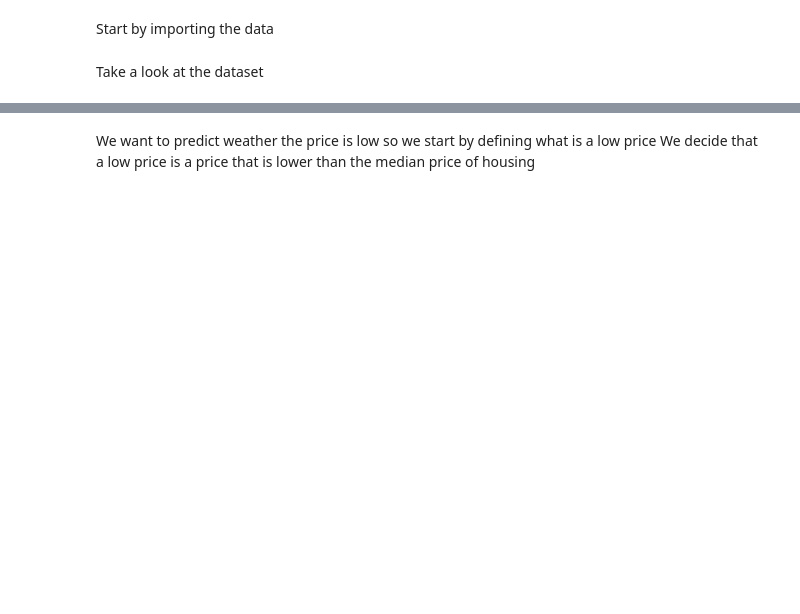
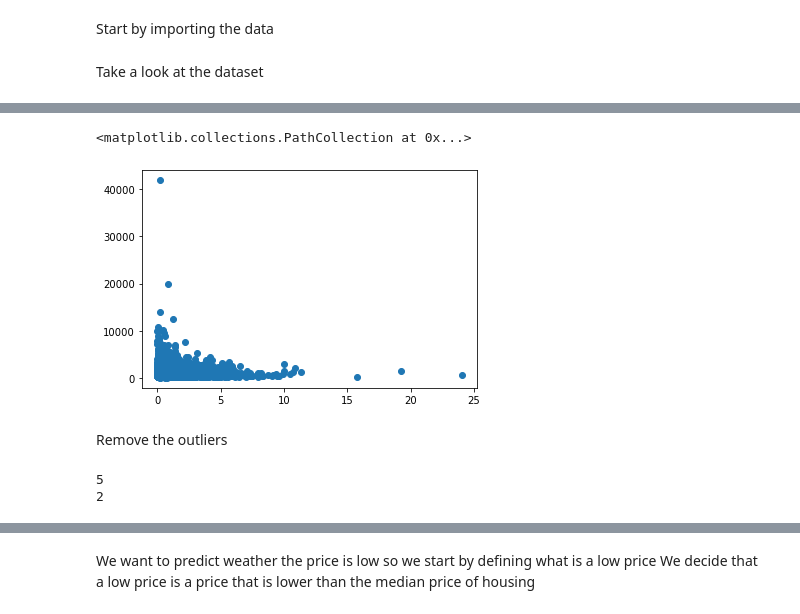
Before and after one commit to AndroCrunch/BusinessAnalytics13, a Jupyter notebook: Jupiter_project.ipynb, the cells around one changed output, grey strips where cells are left out. Saved outputs shown, nothing was run; the diff lists cells and outputs as text; code cells hidden in the pictures; blank space fills up the shorter version.

```diff
--- a/Jupiter_project.ipynb
+++ b/Jupiter_project.ipynb
@@ -30,0 +72,19 @@ dataset.head()
+# %%
+#plot reviews aghainst the price
+plt.scatter(dataset['reviews_per_month'], dataset['price'])
+# %% [output]
+<matplotlib.collections.PathCollection at 0x...>
+[figure, added]
+# %% [markdown]
+Remove the outliers
+# %%
+#check how many values are larger than 20000 and less than 100
+print(len(dataset[dataset['price'] > 15000]))
+print(len(dataset[dataset['price'] < 150]))
+#removie outliers
+#remove data with price > 20000 and price < 100
+#dataset = dataset[dataset['price'] < 15000]
+#dataset = dataset[dataset['price'] > 100]
+# %% [output]
+5
+2
```
Also changed, not shown: parts of 25 cells of this notebook.
